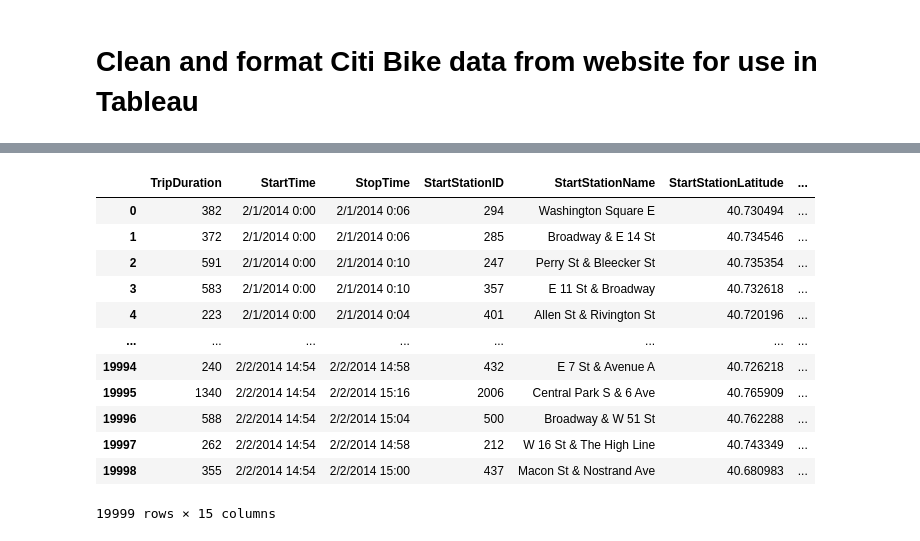
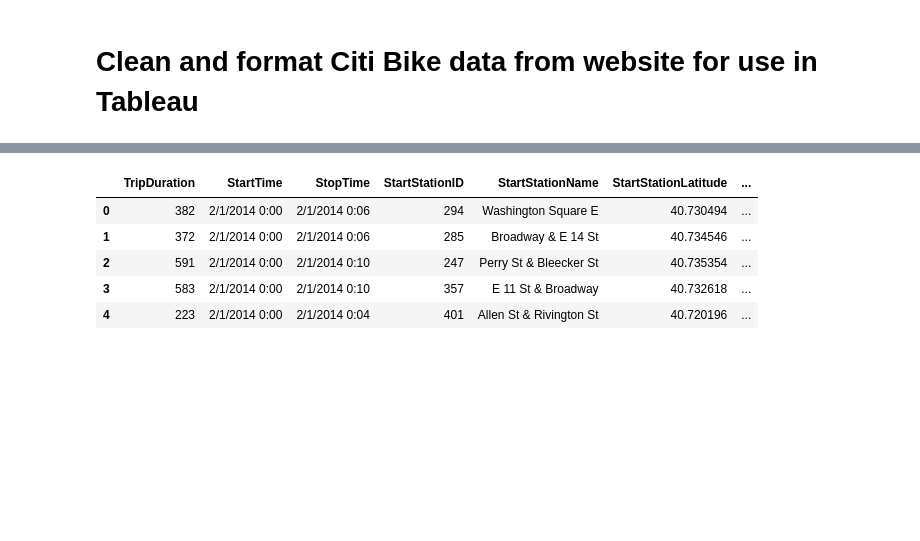
Before and after one commit to mathewqpmiller/Tableau-CitBikeAnalysis, a Jupyter notebook: CitiBikeWebData.ipynb, the cells around one changed output, grey strips where cells are left out. Saved outputs shown, nothing was run; the diff lists cells and outputs as text; code cells hidden in the pictures; blank space fills up the shorter version.

```diff
--- a/CitiBikeWebData.ipynb
+++ b/CitiBikeWebData.ipynb
@@ -43,21 +36,14 @@ file_one_df
 # %%
 # Print File Two
 
-file_two_df
+file_two_df.head()
 # %% [output]
 |  | TripDuration | StartTime | StopTime | StartStationID | StartStationName | StartStationLatitude | ... |
 | 0 | 382 | 2/1/2014 0:00 | 2/1/2014 0:06 | 294 | Washington Square E | 40.730494 | ... |
 | 1 | 372 | 2/1/2014 0:00 | 2/1/2014 0:06 | 285 | Broadway & E 14 St | 40.734546 | ... |
 | 2 | 591 | 2/1/2014 0:00 | 2/1/2014 0:10 | 247 | Perry St & Bleecker St | 40.735354 | ... |
 | 3 | 583 | 2/1/2014 0:00 | 2/1/2014 0:10 | 357 | E 11 St & Broadway | 40.732618 | ... |
 | 4 | 223 | 2/1/2014 0:00 | 2/1/2014 0:04 | 401 | Allen St & Rivington St | 40.720196 | ... |
-| ... | ... | ... | ... | ... | ... | ... | ... |
-| 19994 | 240 | 2/2/2014 14:54 | 2/2/2014 14:58 | 432 | E 7 St & Avenue A | 40.726218 | ... |
-| 19995 | 1340 | 2/2/2014 14:54 | 2/2/2014 15:16 | 2006 | Central Park S & 6 Ave | 40.765909 | ... |
-| 19996 | 588 | 2/2/2014 14:54 | 2/2/2014 15:04 | 500 | Broadway & W 51 St | 40.762288 | ... |
-| 19997 | 262 | 2/2/2014 14:54 | 2/2/2014 14:58 | 212 | W 16 St & The High Line | 40.743349 | ... |
-| 19998 | 355 | 2/2/2014 14:54 | 2/2/2014 15:00 | 437 | Macon St & Nostrand Ave | 40.680983 | ... |
-19999 rows × 15 columns
 # %%
 # Print File Three
 
```
Also changed, not shown: parts of 7 cells of this notebook, 1 other file.
